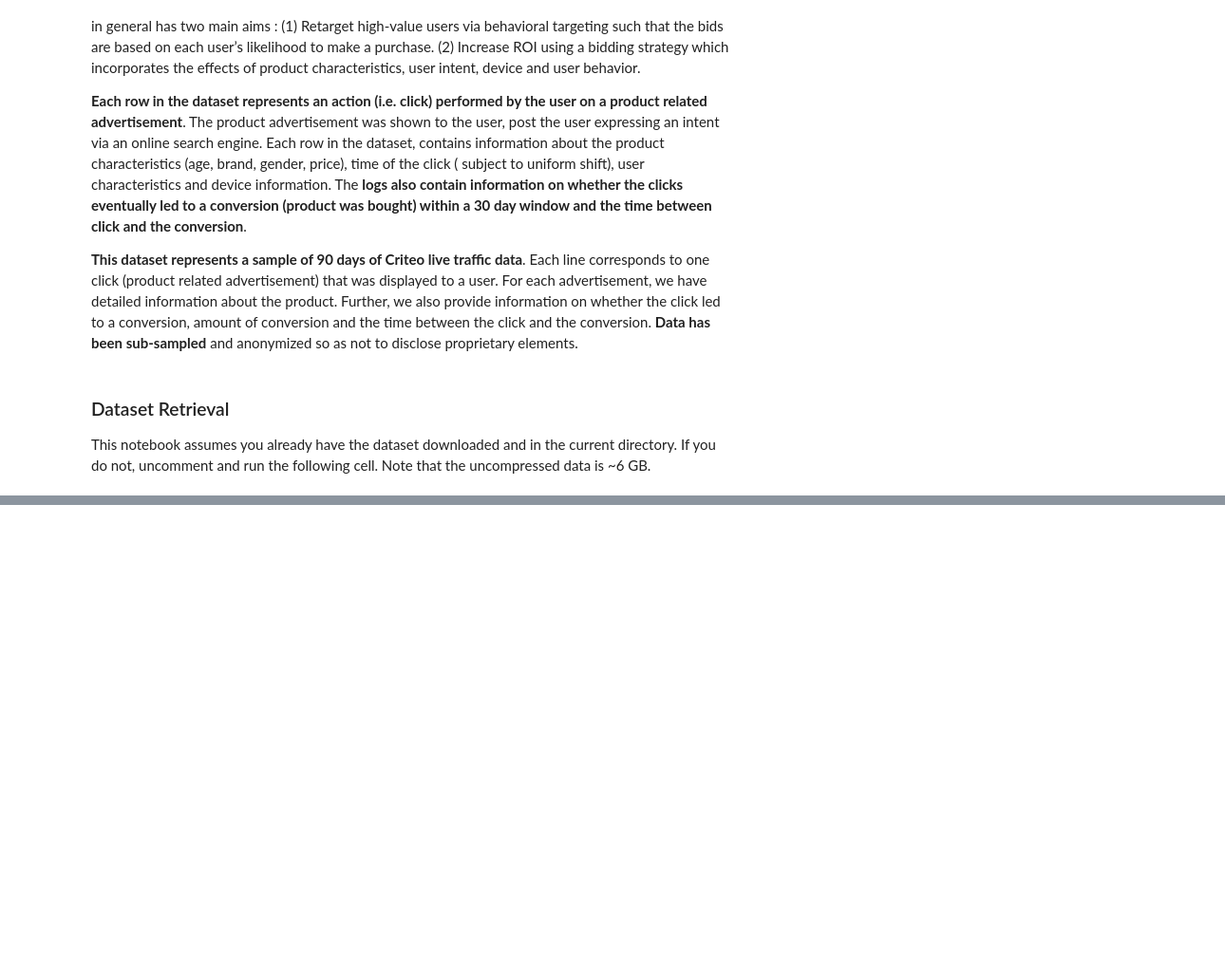
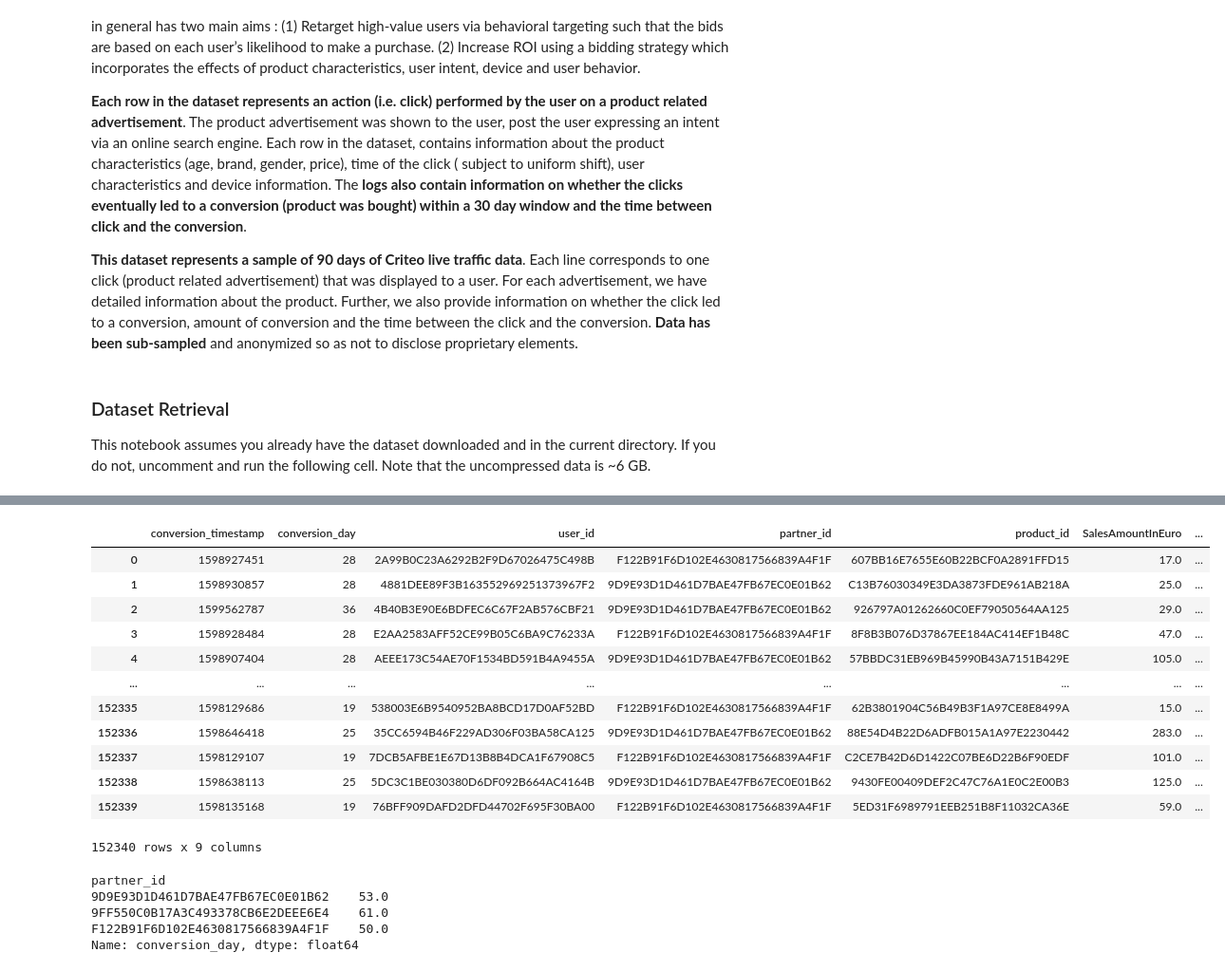
Before and after one commit to columbia/cookiemonster, a Jupyter notebook: systemx/data/criteo/test_criteo_conversion_search_data.ipynb, the cells around one changed output, grey strips where cells are left out. Shown at 95% size. Saved outputs shown, nothing was run; the diff lists cells and outputs as text; code cells hidden in the pictures; blank space fills up the shorter version.

```diff
--- a/systemx/data/criteo/test_criteo_conversion_search_data.ipynb
+++ b/systemx/data/criteo/test_criteo_conversion_search_data.ipynb
@@ -95,5 +95,5 @@ columns_to_drop = [
 # %%
 df = pd.read_csv(DATA_FILE, names=dtype.keys(), dtype=dtype, na_values=na_values, header=None, sep="\t")
 df = df.drop(columns=columns_to_drop)
-df = df.dropna(subset=['product_id', 'partner_id', 'user_id'])
+df = df.dropna(subset=['partner_id', 'user_id', "product_id"])
 df.head()
@@ -114,14 +121,16 @@ df["conversion_day"] = df["conversion_datetime"].apply(
 )
 df["conversion_day"] -= min_click_day
 
-impressions = df[["click_timestamp", "click_day", "user_id", "partner_id"]]
+impressions = df[["click_timestamp", "click_day", "user_id", "partner_id", "product_id"]]
 conversions = pd.DataFrame(df.loc[df.Sale == 1])[
     [
         "conversion_timestamp",
         "conversion_day",
         "user_id",
         "partner_id",
-        "SalesAmountInEuro",
+        "product_id",
+        # "SalesAmountInEuro",
     ]
 ]
+# conversions["SalesAmountInEuro"] = conversions["SalesAmountInEuro"].round(decimals=0)
 # %%
@@ -130,0 +152,3 @@ print(conversions["user_id"].nunique())
+# %%
+adsc = conversions.query("partner_id=='9D9E93D1D461D7BAE47FB67EC0E01B62' or partner_id=='F122B91F6D102E4630817566839A4F1F' or partner_id=='9FF550C0B17A3C493378CB6E2DEEE6E4'")
+adsc.groupby("partner_id").size()
@@ -130,0 +161,24 @@ print(conversions["user_id"].nunique())
+# %%
+def hash_to_buckets(s):
+    hash_value = hash(s)
+    normalized_hash = (hash_value % 10000) / 10000
+    if normalized_hash < 1/3:
+        return 0
+    elif normalized_hash < 2/3:
+        return 1
+    else:
+        return 2
+
+def get_epsilon_from_accuracy(n):
+    s=1
+    a=0.05
+    b=0.01
+
+    epsilon = s * math.log(1/b) / (n * a)
+    return epsilon
+
+adsc["product_id_group"] = adsc["product_id"].apply(hash_to_buckets)
+x = adsc.groupby(["partner_id", "product_id_group"]).size().reset_index(name="count")
+x["epsilon"] = x["count"].apply(get_epsilon_from_accuracy)
+adsc = adsc.merge(x, on=["partner_id", "product_id_group"], how="left")
+# x
@@ -130,0 +202,26 @@ print(conversions["user_id"].nunique())
+# %%
+adsc = adsc.merge(x, on=["partner_id", "product_id_group"], how="left")
+adsc
+# %% [output]
+|  | conversion_timestamp | conversion_day | user_id | partner_id | product_id | SalesAmountInEuro | ... |
+| 0 | 1598927451 | 28 | 2A99B0C23A6292B2F9D67026475C498B | F122B91F6D102E4630817566839A4F1F | 607BB16E7655E60B22BCF0A2891FFD15 | 17.0 | ... |
+| 1 | 1598930857 | 28 | 4881DEE89F3B163552969251373967F2 | 9D9E93D1D461D7BAE47FB67EC0E01B62 | C13B76030349E3DA3873FDE961AB218A | 25.0 | ... |
+| 2 | 1599562787 | 36 | 4B40B3E90E6BDFEC6C67F2AB576CBF21 | 9D9E93D1D461D7BAE47FB67EC0E01B62 | 926797A01262660C0EF79050564AA125 | 29.0 | ... |
+| 3 | 1598928484 | 28 | E2AA2583AFF52CE99B05C6BA9C76233A | F122B91F6D102E4630817566839A4F1F | 8F8B3B076D37867EE184AC414EF1B48C | 47.0 | ... |
+| 4 | 1598907404 | 28 | AEEE173C54AE70F1534BD591B4A9455A | 9D9E93D1D461D7BAE47FB67EC0E01B62 | 57BBDC31EB969B45990B43A7151B429E | 105.0 | ... |
+| ... | ... | ... | ... | ... | ... | ... | ... |
+| 152335 | 1598129686 | 19 | 538003E6B9540952BA8BCD17D0AF52BD | F122B91F6D102E4630817566839A4F1F | 62B3801904C56B49B3F1A97CE8E8499A | 15.0 | ... |
+| 152336 | 1598646418 | 25 | 35CC6594B46F229AD306F03BA58CA125 | 9D9E93D1D461D7BAE47FB67EC0E01B62 | 88E54D4B22D6ADFB015A1A97E2230442 | 283.0 | ... |
+| 152337 | 1598129107 | 19 | 7DCB5AFBE1E67D13B8B4DCA1F67908C5 | F122B91F6D102E4630817566839A4F1F | C2CE7B42D6D1422C07BE6D22B6F90EDF | 101.0 | ... |
+| 152338 | 1598638113 | 25 | 5DC3C1BE030380D6DF092B664AC4164B | 9D9E93D1D461D7BAE47FB67EC0E01B62 | 9430FE00409DEF2C47C76A1E0C2E00B3 | 125.0 | ... |
+| 152339 | 1598135168 | 19 | 76BFF909DAFD2DFD44702F695F30BA00 | F122B91F6D102E4630817566839A4F1F | 5ED31F6989791EEB251B8F11032CA36E | 59.0 | ... |
+152340 rows x 9 columns
+# %%
+a = adsc.groupby("partner_id")["conversion_day"].median()
+a
+# %% [output]
+partner_id
+9D9E93D1D461D7BAE47FB67EC0E01B62    53.0
+9FF550C0B17A3C493378CB6E2DEEE6E4    61.0
+F122B91F6D102E4630817566839A4F1F    50.0
+Name: conversion_day, dtype: float64
```
Also changed, not shown: parts of 16 cells of this notebook, 3 other files.
